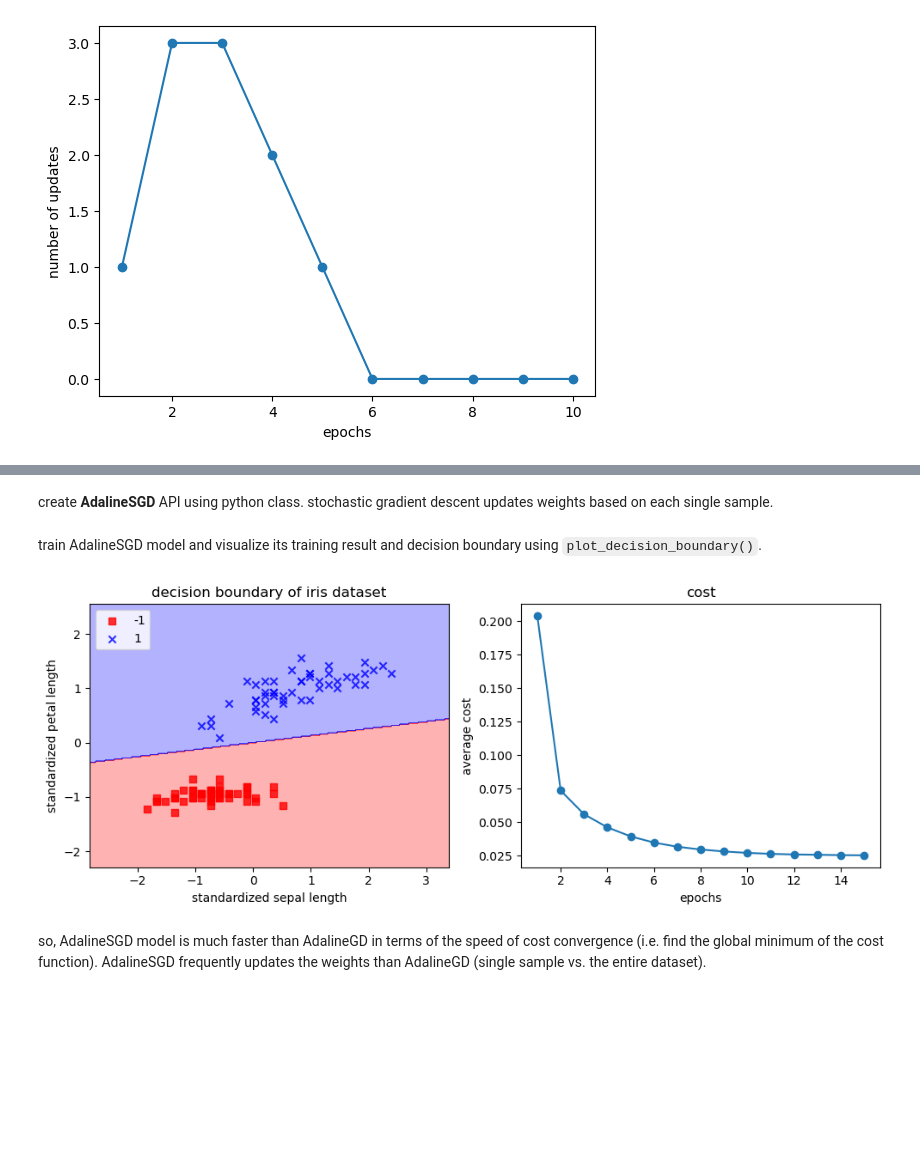
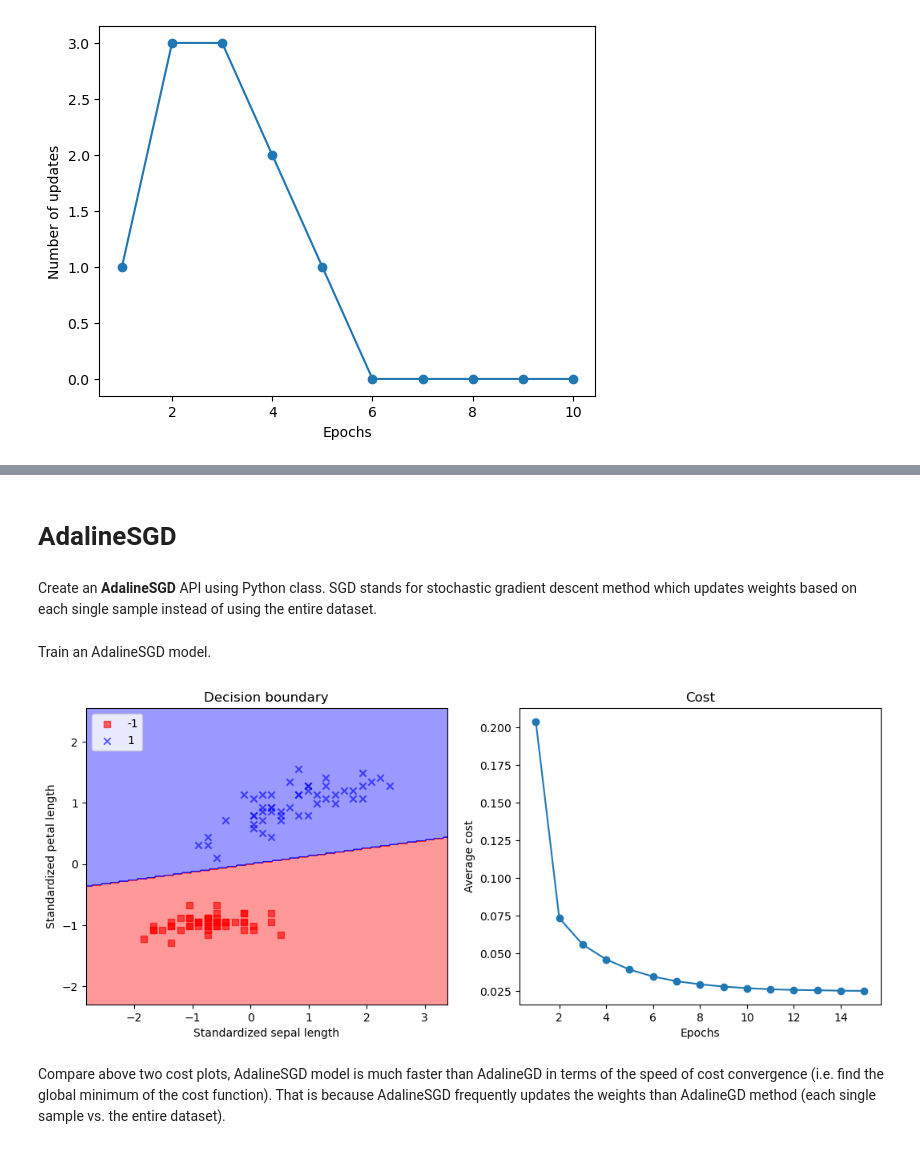
Before and after one commit to hanjihun2000/machine-learning, a Jupyter notebook: guide/simple-classification-algorithms.ipynb, the cells around one changed output, grey strips where cells are left out. Cells and saved outputs as stored; diff of their text form; code cells hidden in the pictures; blank space fills up the shorter version.

```diff
--- a/guide/simple-classification-algorithms.ipynb
+++ b/guide/simple-classification-algorithms.ipynb
@@ -24,5 +19,6 @@ import matplotlib.pyplot as plt
 # %%
-X = df.iloc[0:100, [0, 2]].to_numpy(dtype="float32")
+import numpy as np
+x = df.iloc[0:100, [0, 2]].to_numpy(dtype="float32")
 y = df.iloc[0:100, 4].to_numpy()
 y = np.where(y == "Iris-setosa", -1, 1)
 # %% [markdown]
@@ -79,9 +76,9 @@ train Perceptron model using iris dataset.
 # %%
 ppn = Perceptron(lr=0.1, epochs=10)
-ppn.fit(X, y)
+ppn.fit(x, y)
 plt.plot(range(1, len(ppn.errors_)+1), ppn.errors_, marker='o')
-plt.xlabel('epochs')
-plt.ylabel('number of updates')
+plt.xlabel('Epochs')
+plt.ylabel('Number of updates')
 plt.show()
 # %% [output]
 [figure]
@@ -193,5 +161,7 @@ plt.show()
+# %% [markdown]
+# AdalineSGD
 # %% [markdown]
-create **AdalineSGD** API using python class. stochastic gradient descent updates weights based on each single sample.
+Create an **AdalineSGD** API using Python class. SGD stands for stochastic gradient descent method which updates weights based on each single sample instead of using the entire dataset.
 # %%
 class AdalineSGD(object):
     """
@@ -255,28 +225,24 @@ class AdalineSGD(object):
     def predict(self, X):
         return np.where(self.net_input(X) >= 0.0, 1, -1)
 # %% [markdown]
-train AdalineSGD model and visualize its training result and decision boundary using `plot_decision_boundary()`.
+Train an AdalineSGD model.
 # %%
 ada = AdalineSGD(lr=0.01, epochs=15)
-ada.fit(X_std, y)
-plt.figure(figsize=(10, 4))
-
-plt.subplot(1, 2, 1)
-plot_decision_boundary(X_std, y, classifier=ada)
-plt.title("decision boundary of iris dataset")
-plt.xlabel("standardized sepal length")
-plt.ylabel("standardized petal length")
-plt.legend(loc="upper left")
-plt.tight_layout()
-
-plt.subplot(1, 2, 2)
-plt.plot(range(1, len(ada.cost_)+1), ada.cost_, marker='o')
-plt.title('cost')
-plt.xlabel('epochs')
-plt.ylabel('average cost')
-plt.tight_layout()
+ada.fit(x_std, y)
+fig, axs = plt.subplots(1, 2, figsize=(12.8, 4.8))
+# visualize decision boundary
+utils.plot_decision_boundary(axs[0], x_std, y, classifier=ada)
+axs[0].set_title("Decision boundary")
+axs[0].set_xlabel("Standardized sepal length")
+axs[0].set_ylabel("Standardized petal length")
+axs[0].legend(loc="upper left")
+# visualize decreasing cost
+axs[1].plot(range(1, len(ada.cost_)+1), ada.cost_, marker='o')
+axs[1].set_title('Cost')
+axs[1].set_xlabel('Epochs')
+axs[1].set_ylabel('Average cost')
 plt.show()
 # %% [output]
-[figure, old version]
+[figure, new version]
 # %% [markdown]
-so, AdalineSGD model is much faster than AdalineGD in terms of the speed of cost convergence (i.e. find the global minimum of the cost function). AdalineSGD frequently updates the weights than AdalineGD (single sample vs. the entire dataset).
+Compare above two cost plots, AdalineSGD model is much faster than AdalineGD in terms of the speed of cost convergence (i.e. find the global minimum of the cost function). That is because AdalineSGD frequently updates the weights than AdalineGD method (each single sample vs. the entire dataset).
```
Also changed, not shown: parts of 18 cells of this notebook, 1 other file.
